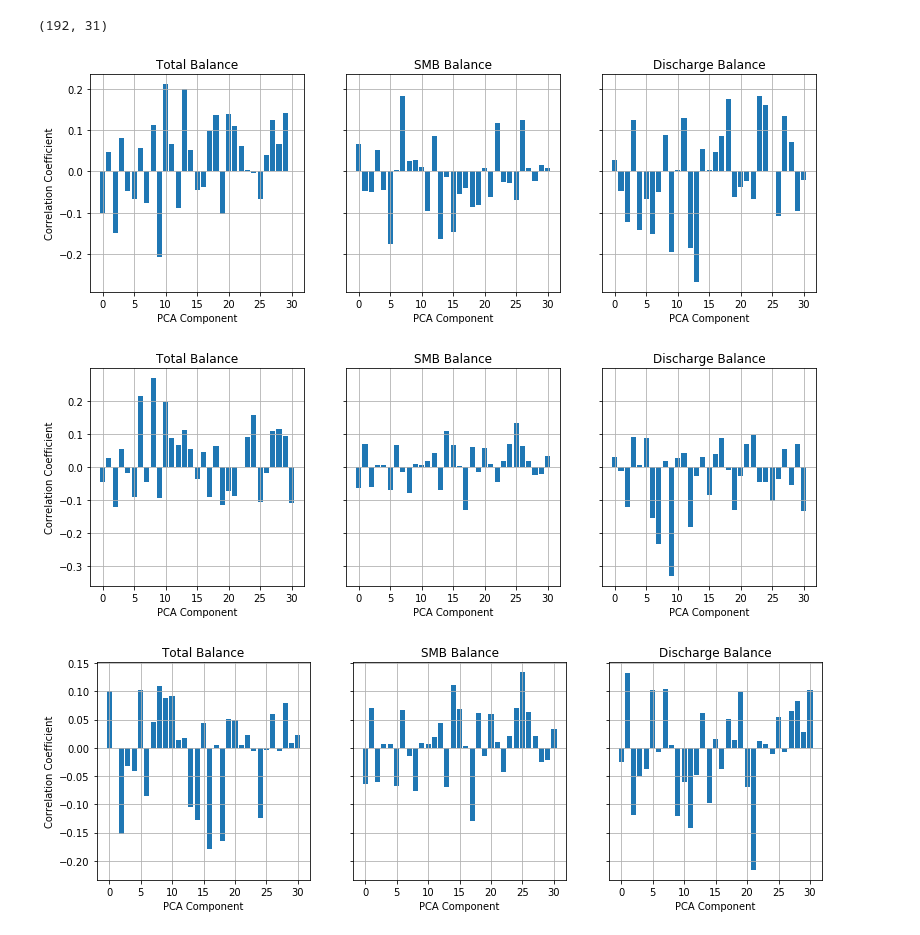
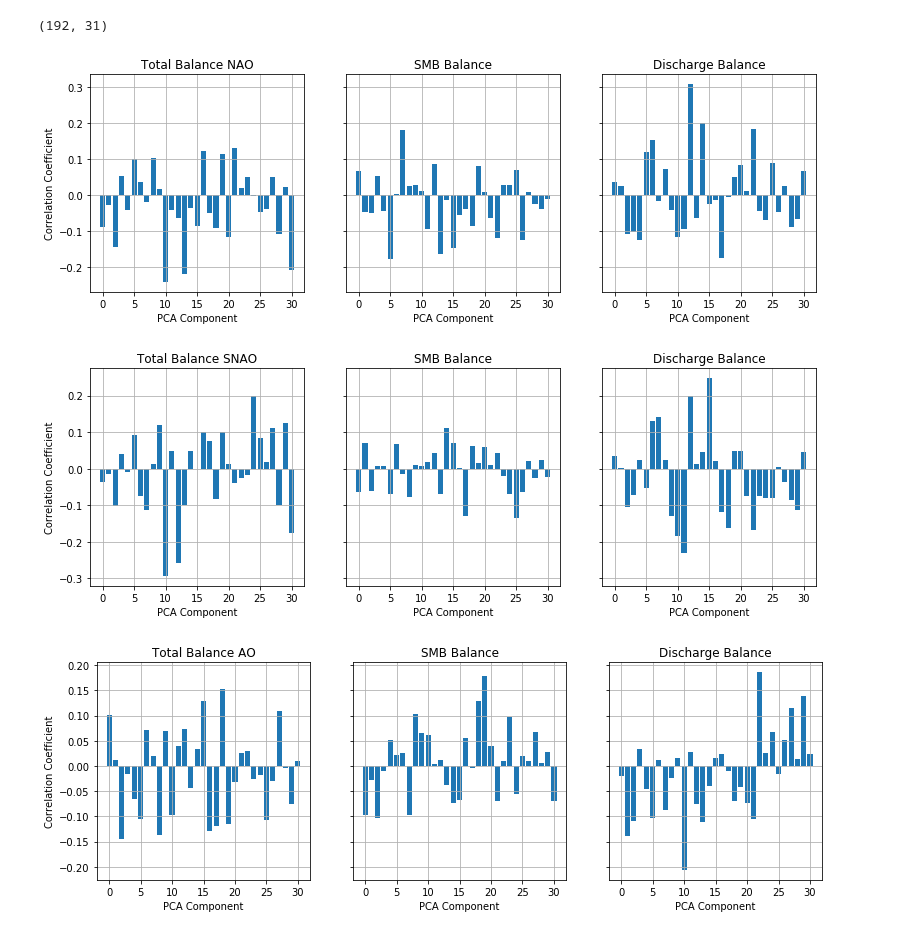
Before and after one commit to AdriaanGr/MAIO_project, a Jupyter notebook: MAIO_project2.ipynb, the cells around one changed output. Drawn from its saved outputs; the diff is of its cells as text; code cells hidden in the pictures.

```diff
--- a/MAIO_project2.ipynb
+++ b/MAIO_project2.ipynb
@@ -46,6 +47,10 @@ def detrend(data, t, trend):
 ddata = np.empty((N, M))
 for i in range(N):
     ddata[i] = detrend(data[i,:,1], data[i,:,0], trends[i])
+
+
+ddata_n = 2.0 * ddata.T + np.vstack((ddata.T[0], ddata.T[:-1])) + np.vstack((ddata.T[1:], ddata.T[-1]))
+ddata = ddata_n.T / 4.0
 # %%
 data_num = -1
 
@@ -765,10 +756,12 @@ PCA_SMB.shape
 # %% [output]
 (192, 31)
 # %%
-inds_SMB, inds_b  = match_dates(tims2, T_nao)
+inds_SMB, inds_a  = match_dates(tims2, T_nao)
 nao_smb_corr = np.empty(PCA_SMB.shape[1])
 for i in range(nao_smb_corr.size):
-    nao_smb_corr[i] = np.corrcoef(PCA_SMB[inds_SMB][:,i], nao_inds[inds_b])[0,1]
+    nao_smb_corr[i] = np.corrcoef(PCA_SMB[inds_SMB][:,i], nao_inds[inds_a])[0,1]
+
+#nao_smb_lag = correlate(PCA_SMB[inds_D][:,0], nao_inds[inds_a], mode='same') / np.std(PCA_SMB[inds_SMB][:,0]) / np.std(nao_inds[inds_a])
 
 
 inds_D, inds_b  = match_dates(tims, T_nao)
@@ -778,6 +771,9 @@ for i in range(nao_D_corr.size):
     nao_D_corr[i] = np.corrcoef(PCA_r[inds_D][:,i], nao_inds[inds_b])[0,1]
     nao_T_corr[i] = np.corrcoef(PCA[inds_D][:,i], nao_inds[inds_b])[0,1]
 
+#nao_D_lag = correlate(PCA_r[inds_D][:,0], nao_inds[inds_b], mode='same') / np.std(PCA_r[inds_D][:,0]) / np.std(nao_inds[inds_b])
+#nao_T_lag = correlate(PCA[inds_D][:,0], nao_inds[inds_b], mode='same') / np.std(PCA[inds_D][:,0]) / np.std(nao_inds[inds_b])
+
 
 f, ax = plt.subplots(1, 3, sharey=True, figsize=(13, 4))
 
@@ -785,7 +781,7 @@ ax[0].grid()
 ax[0].bar(x=range(nao_T_corr.size), height=nao_T_corr)
 ax[0].set_xlabel("PCA Component")
 ax[0].set_ylabel("Correlation Coefficient")
-ax[0].set_title("Total Balance")
+ax[0].set_title("Total Balance NAO")
 
 ax[1].grid()
 ax[1].bar(x=range(nao_smb_corr.size), height=nao_smb_corr)
@@ -800,7 +796,7 @@ ax[2].set_title("Discharge Balance")
 
 plt.show()
 # %% [output]
-[figure, old version]
+[figure, new version]
 # %%
 snao = Dataset("./isnao_ncepncar.nc", mode='r')
 d_snao = snao['SNAO'][:]
@@ -813,18 +809,23 @@ T_snao = np.array([datetime(1948, 1, 15) + timedelta(days=int(t)) for t in T_sna
 snao.close()
 
 # Plot
-inds_SMB, inds_b  = match_dates(tims2, T_snao)
+inds_SMB, inds_c  = match_dates(tims2, T_snao)
 snao_smb_corr = np.empty(PCA_SMB.shape[1])
 for i in range(snao_smb_corr.size):
-    snao_smb_corr[i] = np.corrcoef(PCA_SMB[inds_SMB][:,i], d_snao[inds_b])[0,1]
+    snao_smb_corr[i] = np.corrcoef(PCA_SMB[inds_SMB][:,i], d_snao[inds_c])[0,1]
+
+#snao_smb_lag = correlate(PCA_SMB[inds_D][:,0], d_snao[inds_c], mode='same') / np.std(PCA_SMB[inds_D][:,0]) / np.std(d_snao[inds_c])
 
 
-inds_D, inds_b  = match_dates(tims, T_snao)
+inds_D, inds_d  = match_dates(tims, T_snao)
 snao_D_corr = np.empty(PCA_r.shape[1])
 snao_T_corr = np.empty(PCA_r.shape[1])
 for i in range(snao_D_corr.size):
-    snao_D_corr[i] = np.corrcoef(PCA_r[inds_D][:,i], d_snao[inds_b])[0,1]
-    snao_T_corr[i] = np.corrcoef(PCA[inds_D][:,i], d_snao[inds_b])[0,1]
+    snao_D_corr[i] = np.corrcoef(PCA_r[inds_D][:,i], d_snao[inds_d])[0,1]
+    snao_T_corr[i] = np.corrcoef(PCA[inds_D][:,i], d_snao[inds_d])[0,1]
+
+#snao_D_lag = correlate(PCA_r[inds_D][:,0], d_snao[inds_d], mode='same') / np.std(PCA_r[inds_D][:,0]) / np.std(d_snao[inds_d])
+#snao_T_lag = correlate(PCA[inds_D][:,0], d_snao[inds_d], mode='same') / np.std(PCA[inds_D][:,0]) / np.std(d_snao[inds_d])
 
 
 f, ax = plt.subplots(1, 3, sharey=True, figsize=(13, 4))
@@ -833,7 +834,7 @@ ax[0].grid()
 ax[0].bar(x=range(snao_T_corr.size), height=snao_T_corr)
 ax[0].set_xlabel("PCA Component")
 ax[0].set_ylabel("Correlation Coefficient")
-ax[0].set_title("Total Balance")
+ax[0].set_title("Total Balance SNAO")
 
 ax[1].grid()
 ax[1].bar(x=range(snao_smb_corr.size), height=snao_smb_corr)
@@ -848,7 +849,7 @@ ax[2].set_title("Discharge Balance")
 
 plt.show()
 # %% [output]
-[figure, old version]
+[figure, new version]
 # %%
 ao = Dataset("./isnao_ncepncar.nc", mode='r')
 d_ao = ao['SNAO'][:]
@@ -861,39 +862,44 @@ T_ao = np.array([datetime(1950, 1, 15) + timedelta(days=int(t)) for t in T_ao])
 ao.close()
 
 # Plot
-inds_SMB, inds_b  = match_dates(tims2, T_ao)
+inds_SMB, inds_e  = match_dates(tims2, T_ao)
 ao_smb_corr = np.empty(PCA_SMB.shape[1])
 for i in range(ao_smb_corr.size):
-    ao_smb_corr[i] = np.corrcoef(PCA_SMB[inds_SMB][:,i], d_ao[inds_b])[0,1]
+    ao_smb_corr[i] = np.corrcoef(PCA_SMB[inds_SMB][:,i], d_ao[inds_e])[0,1]
+
+#ao_smb_lag = correlate(PCA_SMB[inds_D][:,0], d_ao[inds_e], mode='same') / np.std(PCA_SMB[inds_D][:,0]) / np.std(d_ao[inds_e])
 
 
-inds_D, inds_b  = match_dates(tims, T_ao)
+inds_D, inds_f  = match_dates(tims, T_ao)
 ao_D_corr = np.empty(PCA_r.shape[1])
 ao_T_corr = np.empty(PCA_r.shape[1])
 for i in range(ao_D_corr.size):
-    ao_D_corr[i] = np.corrcoef(PCA_r[inds_D][:,i], d_ao[inds_b])[0,1]
-    ao_T_corr[i] = np.corrcoef(PCA[inds_D][:,i], d_ao[inds_b])[0,1]
+    ao_D_corr[i] = np.corrcoef(PCA_r[inds_D][:,i], d_ao[inds_f])[0,1]
+    ao_T_corr[i] = np.corrcoef(PCA[inds_D][:,i], d_ao[inds_f])[0,1]
+
+#ao_D_lag = correlate(PCA_r[inds_D][:,0], d_ao[inds_f], mode='same') / np.std(PCA_r[inds_D][:,0]) / np.std(d_ao[inds_f])
+#ao_T_lag = correlate(PCA[inds_D][:,0], d_ao[inds_f], mode='same') / np.std(PCA[inds_D][:,0]) / np.std(d_ao[inds_f])
 
 
 f, ax = plt.subplots(1, 3, sharey=True, figsize=(13, 4))
 
 ax[0].grid()
 ax[0].bar(x=range(ao_T_corr.size), height=ao_T_corr)
 ax[0].set_xlabel("PCA Component")
 ax[0].set_ylabel("Correlation Coefficient")
-ax[0].set_title("Total Balance")
+ax[0].set_title("Total Balance AO")
 
 ax[1].grid()
-ax[1].bar(x=range(ao_smb_corr.size), height=snao_smb_corr)
+ax[1].bar(x=range(ao_smb_corr.size), height=ao_smb_corr)
 ax[1].set_xlabel("PCA Component")
 ax[1].set_title("SMB Balance")
 
 
 ax[2].grid()
 ax[2].bar(x=range(ao_D_corr.size), height=ao_D_corr)
 ax[2].set_xlabel("PCA Component")
 ax[2].set_title("Discharge Balance")
 
 plt.show()
 # %% [output]
-[figure, old version]
+[figure, new version]
```
Also changed, not shown: parts of 18 cells of this notebook.
